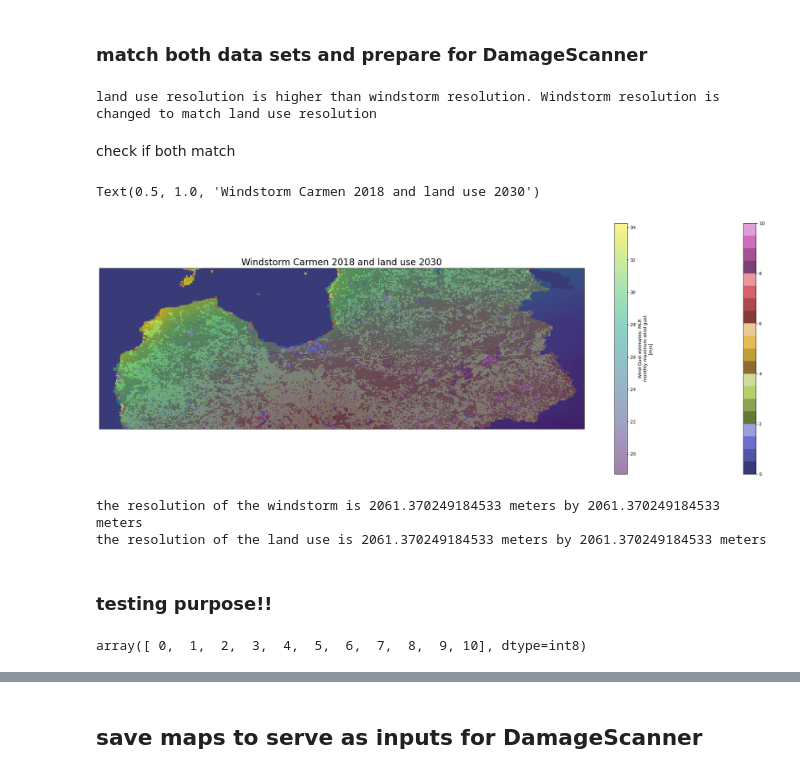
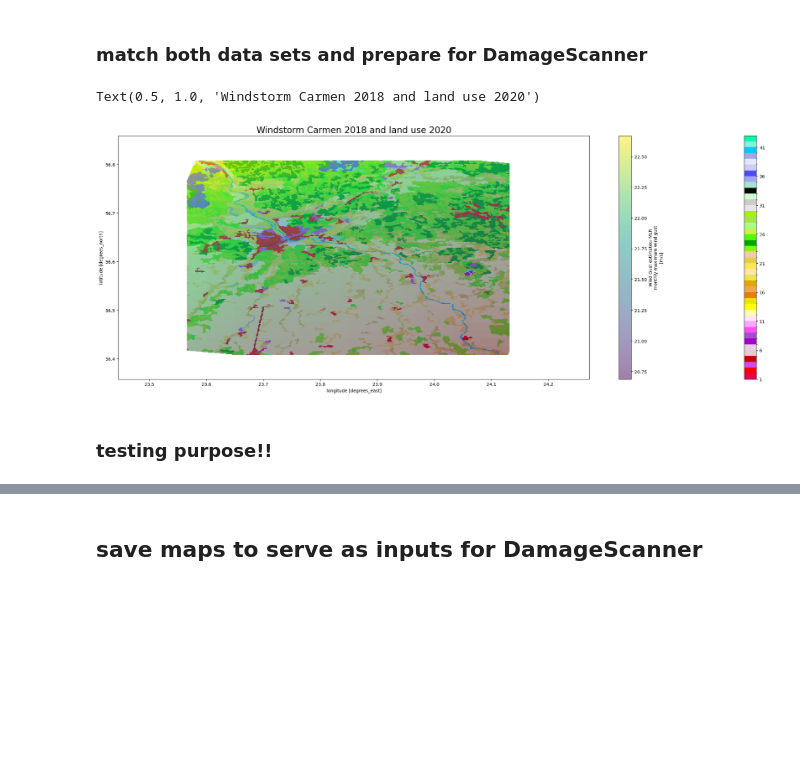
Before and after one commit to CLIMAAX/STORMS, a Jupyter notebook: WIND_raster.ipynb, the cells around one changed output, grey strips where cells are left out. Saved outputs shown, nothing was run; the diff lists cells and outputs as text; code cells hidden in the pictures; blank space fills up the shorter version.

```diff
--- a/WIND_raster.ipynb
+++ b/WIND_raster.ipynb
@@ -93,0 +95,19 @@ land_use_region.plot()
+# %%
+# set windstorm_region interpolated to land_use_region
+windstorm_region = windstorm_region.rio.reproject_match(land_use_region)
+
+windstorm_region = windstorm_region.assign_coords({
+    "x": land_use_region.x,
+    "y": land_use_region.y,
+})
+# %%
+CLC_values = np.arange(1,44)
+
+CLC_colors = ['#E6004D', '#FF0000', '#CC4DF2', '#CC0000', '#E6CCCC', '#E6CCE6', '#A600CC', '#A64DCC', '#FF4DFF', '#FFA6FF', '#FFE6FF', '#FFFFA8', '#FFFF00', '#E6E600',
+ '#E68000', '#F2A64D', '#E6A600', '#E6E64D', '#FFE6A6', '#FFE64D', '#E6CC4D', '#F2CCA6', '#80FF00', '#00A600',
+ '#4DFF00', '#CCF24D', '#A6FF80', '#A6E64D', '#A6F200', '#E6E6E6', '#CCCCCC', '#CCFFCC', '#000000', '#A6E6CC',
+ '#A6A6FF', '#4D4DFF', '#CCCCFF', '#E6E6FF', '#A6A6E6', '#00CCF2', '#80F2E6', '#00FFA6', '#A6FFE6', '#E6F2FF']
+
+
+# plot the land use
+land_use_region.plot(levels=CLC_values, colors=CLC_colors, figsize=(10,10))
@@ -94,14 +117,5 @@ land_use_region.plot()
 # %% [markdown]
 ### match both data sets and prepare for DamageScanner
-# %%
-# set both land use and windstorm to similar resolution. Keep the most detailed resolution
-if land_use_region.rio.resolution()[0] > windstorm_region.rio.resolution()[0]:
-    land_use_region = land_use_region.interp_like(windstorm_region, method='nearest')
-    print("windstorm resolution is higher than land use resolution. Land use resolution is changed to match windstorm resolution")
-else:
-    windstorm_region = windstorm_region.interp_like(land_use_region, method='nearest')
-    print("land use resolution is higher than windstorm resolution. Windstorm resolution is changed to match land use resolution")
-# %% [output]
-land use resolution is higher than windstorm resolution. Windstorm resolution is changed to match land use resolution
-# %% [markdown]
-check if both match
+# %%
+land_use_region = land_use_region.where(windstorm_region.notnull())
+windstorm_region = windstorm_region.where(land_use_region.notnull())
@@ -108,29 +125,9 @@ check if both match
 # %%
 # plot
-fig, ax = plt.subplots(figsize=(30, 10), subplot_kw={'projection': ccrs.PlateCarree()})
-land_use_region.plot(ax=ax, cmap='tab20b', alpha=1)
-windstorm_region['FX'].plot(ax=ax, cmap='viridis', alpha=0.5)
-ax.set_title('Windstorm Carmen 2018 and land use 2030', fontsize=20)
+fig, ax = plt.subplots(figsize=(30, 10))
+land_use_region.plot(ax=ax, levels=CLC_values, colors=CLC_colors, alpha=1)
+windstorm_region.plot(ax=ax, cmap='viridis', alpha=0.5)
+ax.set_title('Windstorm Carmen 2018 and land use 2020', fontsize=20)
 # %% [output]
-Text(0.5, 1.0, 'Windstorm Carmen 2018 and land use 2030')
+Text(0.5, 1.0, 'Windstorm Carmen 2018 and land use 2020')
-[figure, old version]
+[figure, new version]
-# %%
-# convert to Latitude and Longitude from x and y and
-windstorm_region = windstorm_region.rename({'x': 'Latitude', 'y': 'Longitude'})
-land_use_region = land_use_region.rename({'x': 'Latitude', 'y': 'Longitude'})
-
-# reproject to 3857 for the damage scanner
-windstorm_region = windstorm_region.rio.reproject(3857)
-windstorm_region = windstorm_region['FX'][0]
-
-land_use_region = land_use_region.rio.reproject(3857)
-land_use_region = land_use_region[0]
-
-# check resolution of the windstorm
-print(f"the resolution of the windstorm is {windstorm_region.rio.resolution()[0]} meters by {windstorm_region.rio.resolution()[0]} meters")
-
-# check resolution of the land use
-print(f"the resolution of the land use is {land_use_region.rio.resolution()[0]} meters by {land_use_region.rio.resolution()[0]} meters")
-# %% [output]
-the resolution of the windstorm is 2061.370249184533 meters by 2061.370249184533 meters
-the resolution of the land use is 2061.370249184533 meters by 2061.370249184533 meters
@@ -137,8 +147,4 @@ the resolution of the land use is 2061.370249184533 meters by 2061.370249184533
 # %% [markdown]
 ### testing purpose!!
-# %%
-np.unique(land_use_region)
-# %% [output]
-array([ 0,  1,  2,  3,  4,  5,  6,  7,  8,  9, 10], dtype=int8)
 # %%
 # set all values to a random number from
```
Also changed, not shown: parts of 19 cells of this notebook.
